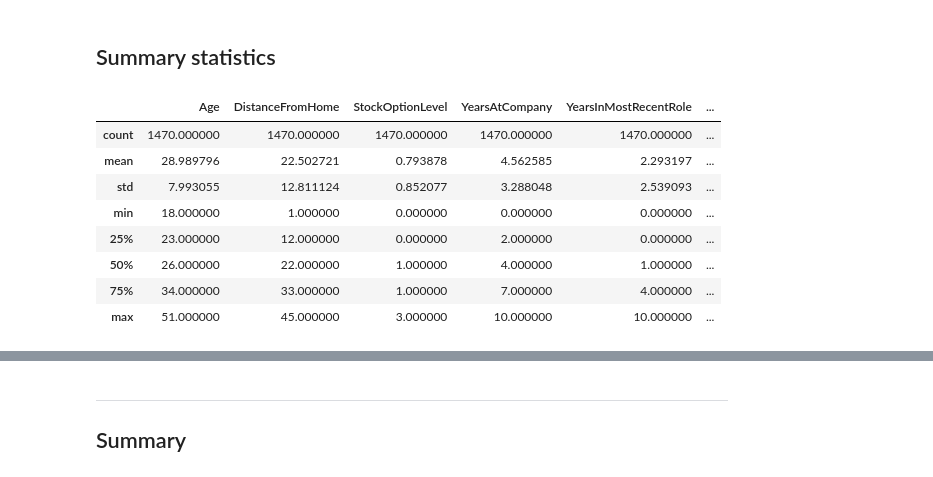
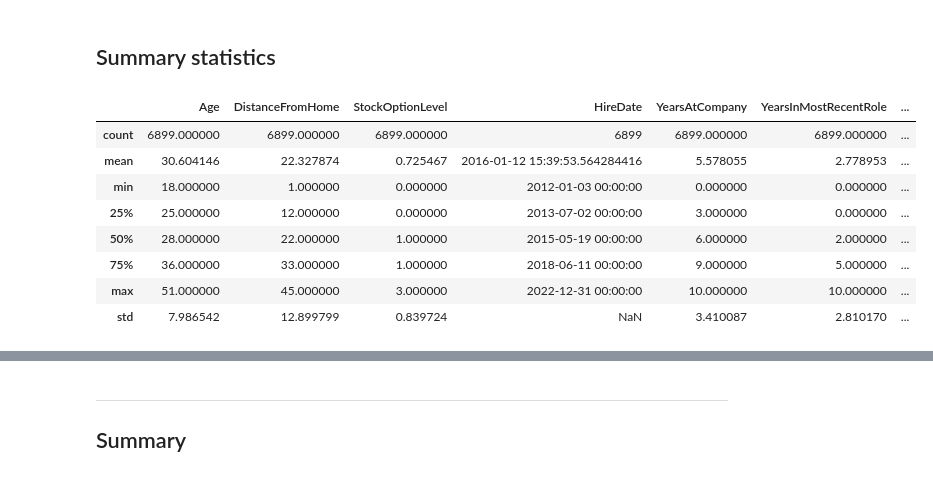
Before and after one commit to 1145267383/HR_Project, a Jupyter notebook: 02-DEA_Questions/01-Python_DEA.ipynb, the cells around one changed output, grey strips where cells are left out. Saved outputs shown, nothing was run; the diff lists cells and outputs as text; code cells hidden in the pictures.

```diff
--- a/02-DEA_Questions/01-Python_DEA.ipynb
+++ b/02-DEA_Questions/01-Python_DEA.ipynb
@@ -18,6 +18,7 @@ sns.set()
 # %%
 import pyodbc
 import pandas as pd
+
 
 def read_sql_query(query):
 
@@ -52,11 +53,11 @@ def read_sql_query(query):
 
     except Exception as e:
         print(f"Error: {e}")
+        connection.close()
         return None
 
     finally:
         # close connection
-        if 'connection' in locals():
-            connection.close()
+        connection.close()
 # %% [markdown]
 # Employees
@@ -111,0 +64,10 @@ Connection successful!
+# %%
+pth= "../00-Dataset_Data_Model/"
+df_employees = pd.read_csv(f"{pth}06-All_Data_Employees.csv")
+
+## Load Dataset of All_Data_Employees.csv (the view "FullEmployeePerformanceView")
+query = """SELECT * FROM FullEmployeePerformanceView;"""
+
+df_employees = read_sql_query(query)
+
+df_employees.head()
@@ -136,19 +105,23 @@ memory usage: 264.3+ KB
 
 ## Summary statistics
 # %%
-numeric_employees = [
+numeric_df_employees = [
     "Age",
     "DistanceFromHome",
     "Salary",
     "StockOptionLevel",
     "OverTime",
+    "HireDate",
     "YearsAtCompany",
     "YearsInMostRecentRole",
     "YearsSinceLastPromotion",
-    "YearsWithCurrManager"
+    "YearsWithCurrManager",
+    "ReviewDate",
+    "TrainingOpportunitiesWithinYear",
+    "TrainingOpportunitiesTaken"
 ]
 
-categorical_employees =[
+categorical_df_employees =[
     "Gender",
     "BusinessTravel",
     "Department",
@@ -158,20 +131,26 @@ categorical_employees =[
     "JobRole",
     "MaritalStatus",
     "Attrition",
-    "EducationLevel"
+    "EducationLevel",
+    "EnvironmentSatisfactionLevel",
+    "JobSatisfactionLevel",
+    "RelationshipSatisfactionLevel",
+    "WorkLifeBalanceLevel",
+    "SelfRatingLevel",
+    "ManagerRatingLevel"
 ]
 # %%
 # Summary statistics of numeric
-employees[numeric_employees].describe()
+df_employees[numeric_df_employees].describe()
 # %% [output]
-|  | Age | DistanceFromHome | StockOptionLevel | YearsAtCompany | YearsInMostRecentRole | ... |
-| count | 1470.000000 | 1470.000000 | 1470.000000 | 1470.000000 | 1470.000000 | ... |
-| mean | 28.989796 | 22.502721 | 0.793878 | 4.562585 | 2.293197 | ... |
-| std | 7.993055 | 12.811124 | 0.852077 | 3.288048 | 2.539093 | ... |
-| min | 18.000000 | 1.000000 | 0.000000 | 0.000000 | 0.000000 | ... |
-| 25% | 23.000000 | 12.000000 | 0.000000 | 2.000000 | 0.000000 | ... |
-| 50% | 26.000000 | 22.000000 | 1.000000 | 4.000000 | 1.000000 | ... |
-| 75% | 34.000000 | 33.000000 | 1.000000 | 7.000000 | 4.000000 | ... |
-| max | 51.000000 | 45.000000 | 3.000000 | 10.000000 | 10.000000 | ... |
+|  | Age | DistanceFromHome | StockOptionLevel | HireDate | YearsAtCompany | YearsInMostRecentRole | ... |
+| count | 6899.000000 | 6899.000000 | 6899.000000 | 6899 | 6899.000000 | 6899.000000 | ... |
+| mean | 30.604146 | 22.327874 | 0.725467 | 2016-01-12 15:39:53.564284416 | 5.578055 | 2.778953 | ... |
+| min | 18.000000 | 1.000000 | 0.000000 | 2012-01-03 00:00:00 | 0.000000 | 0.000000 | ... |
+| 25% | 25.000000 | 12.000000 | 0.000000 | 2013-07-02 00:00:00 | 3.000000 | 0.000000 | ... |
+| 50% | 28.000000 | 22.000000 | 1.000000 | 2015-05-19 00:00:00 | 6.000000 | 2.000000 | ... |
+| 75% | 36.000000 | 33.000000 | 1.000000 | 2018-06-11 00:00:00 | 9.000000 | 5.000000 | ... |
+| max | 51.000000 | 45.000000 | 3.000000 | 2022-12-31 00:00:00 | 10.000000 | 10.000000 | ... |
+| std | 7.986542 | 12.899799 | 0.839724 | NaN | 3.410087 | 2.810170 | ... |
 # %%
 # Summary statistics of categorical
```
Also changed, not shown: parts of 18 cells of this notebook, 9 other files.
